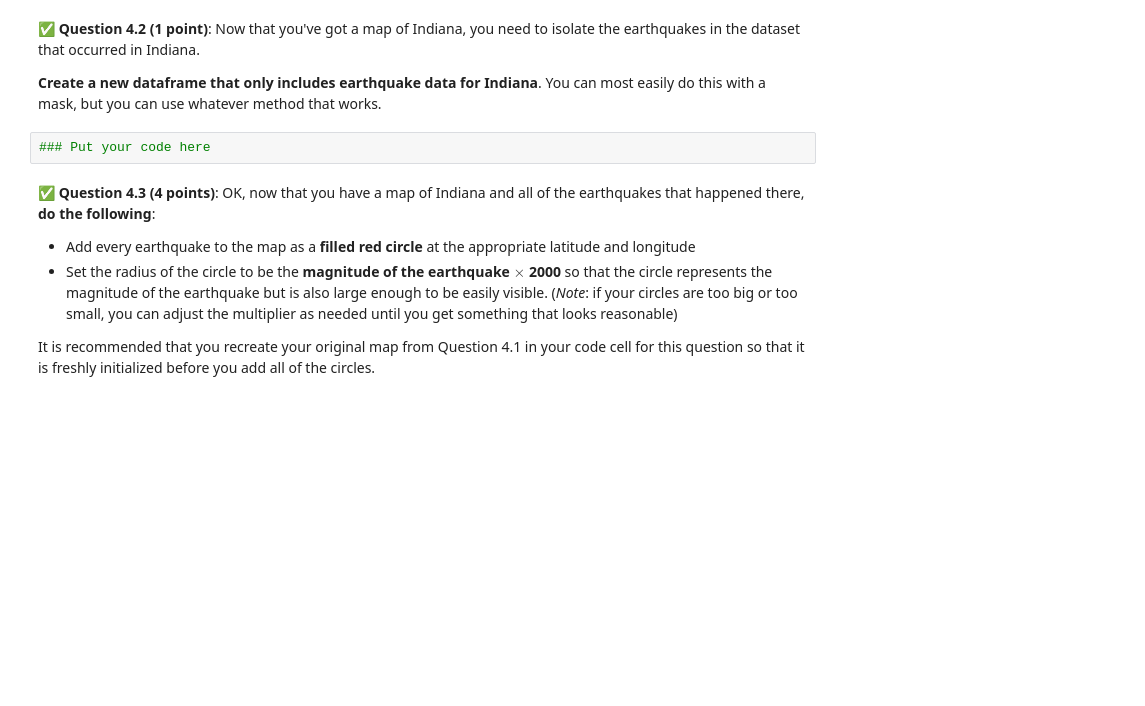
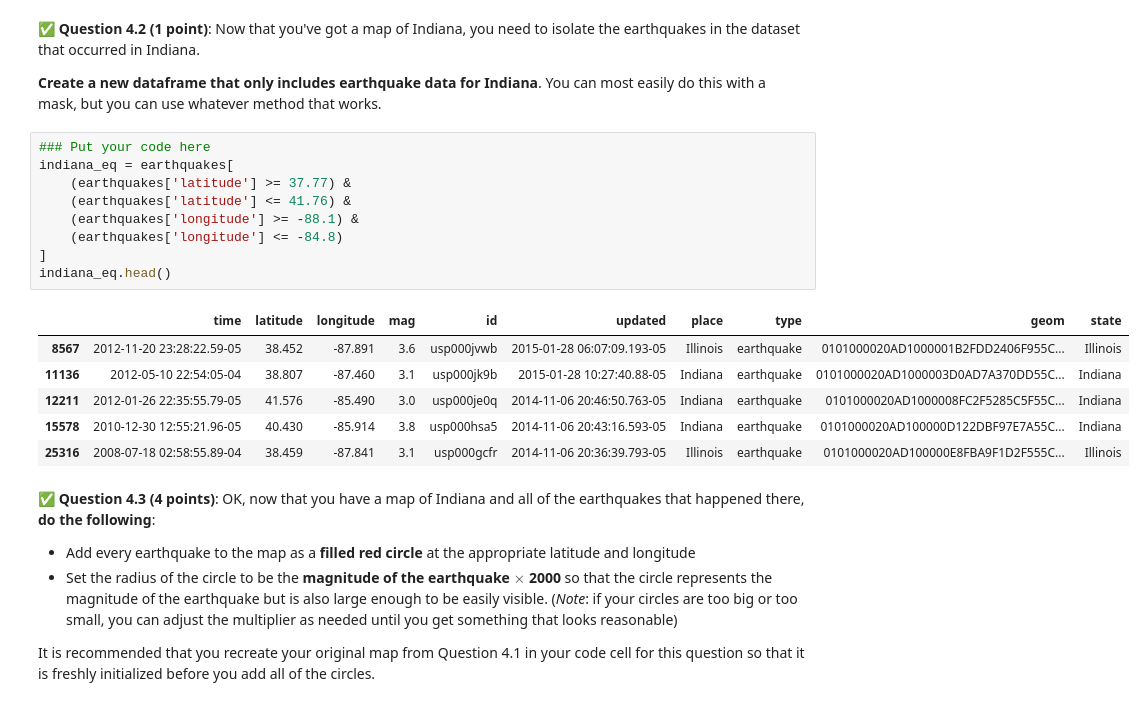
Before and after one commit to JosephM16/CMSE202-f25-turnin, a Jupyter notebook: hw-01/HW-01_GitPracticeDebuggingPythonPackagesAndClasses-STUDENT.ipynb, the cells around one changed output. Cells and saved outputs as stored; diff of their text form; blank space fills up the shorter version.

```diff
--- a/hw-01/HW-01_GitPracticeDebuggingPythonPackagesAndClasses-STUDENT.ipynb
+++ b/hw-01/HW-01_GitPracticeDebuggingPythonPackagesAndClasses-STUDENT.ipynb
@@ -497,8 +503,22 @@ If you do already have it installed, what command did you use to install it?
 &#9989; **Question 4.2 (1 point)**: Now that you've got a map of Indiana, you need to isolate the earthquakes in the dataset that occurred in Indiana.
 
 **Create a new dataframe that only includes earthquake data for Indiana**. You can most easily do this with a mask, but you can use whatever method that works.
-# %%
-### Put your code here
+# %%
+### Put your code here
+indiana_eq = earthquakes[
+    (earthquakes['latitude'] >= 37.77) &
+    (earthquakes['latitude'] <= 41.76) &
+    (earthquakes['longitude'] >= -88.1) &
+    (earthquakes['longitude'] <= -84.8)
+]
+indiana_eq.head()
+# %% [output]
+|  | time | latitude | longitude | mag | id | updated | place | type | geom | state |
+| 8567 | 2012-11-20 23:28:22.59-05 | 38.452 | -87.891 | 3.6 | usp000jvwb | 2015-01-28 06:07:09.193-05 | Illinois | earthquake | 0101000020AD1000001B2FDD2406F955C... | Illinois |
+| 11136 | 2012-05-10 22:54:05-04 | 38.807 | -87.460 | 3.1 | usp000jk9b | 2015-01-28 10:27:40.88-05 | Indiana | earthquake | 0101000020AD1000003D0AD7A370DD55C... | Indiana |
+| 12211 | 2012-01-26 22:35:55.79-05 | 41.576 | -85.490 | 3.0 | usp000je0q | 2014-11-06 20:46:50.763-05 | Indiana | earthquake | 0101000020AD1000008FC2F5285C5F55C... | Indiana |
+| 15578 | 2010-12-30 12:55:21.96-05 | 40.430 | -85.914 | 3.8 | usp000hsa5 | 2014-11-06 20:43:16.593-05 | Indiana | earthquake | 0101000020AD100000D122DBF97E7A55C... | Indiana |
+| 25316 | 2008-07-18 02:58:55.89-04 | 38.459 | -87.841 | 3.1 | usp000gcfr | 2014-11-06 20:36:39.793-05 | Illinois | earthquake | 0101000020AD100000E8FBA9F1D2F555C... | Illinois |
 # %% [markdown]
 &#9989; **Question 4.3 (4 points)**: OK, now that you have a map of Indiana and all of the earthquakes that happened there, **do the following**:
 
```
Also changed, not shown: parts of 6 cells of this notebook.
